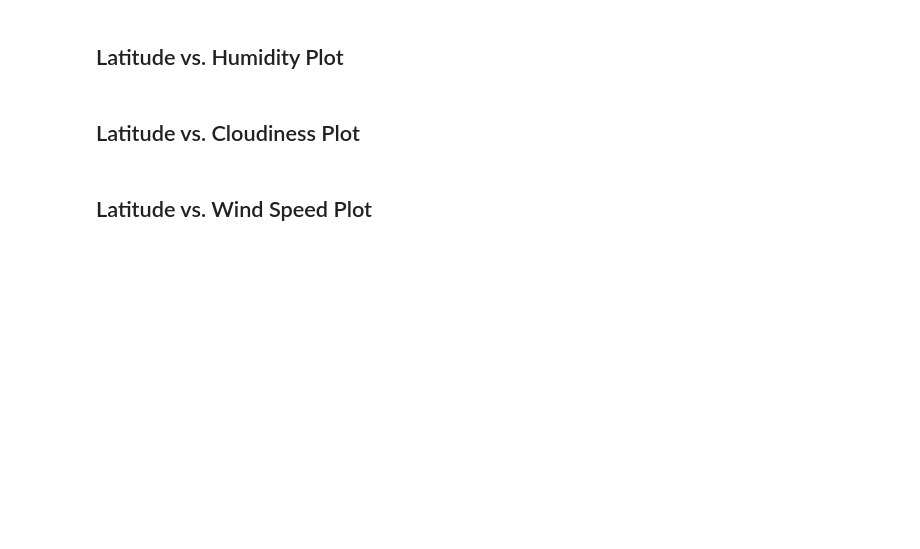
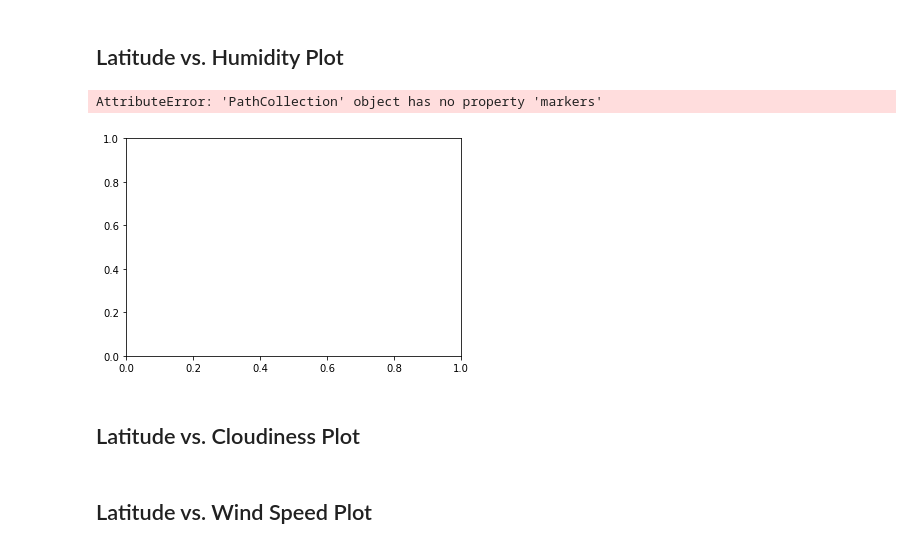
Before and after one commit to mgeorgic/Python-API-Weather, a Jupyter notebook: Code/WeatherPy.ipynb, the cells around one changed output. Drawn from its saved outputs; the diff is of its cells as text; code cells hidden in the pictures; blank space fills up the shorter version.

```diff
--- a/Code/WeatherPy.ipynb
+++ b/Code/WeatherPy.ipynb
@@ -139,5 +186,18 @@ Skip this step if there are no cities that have humidity > 100%.
 # %% [markdown]
 ## Latitude vs. Humidity Plot
+# %%
+plt.scatter(city_weather_df["Lat"], city_weather_df["Humidity"], alpha=.5, edgecolors="black", markers= "o")
+plt.title(f"City Latitude vs. Humidity")
+plt.xlabel("Latitude ($^\circ$)")
+plt.ylabel("Humidity (%)")
+plt.grid(True)
+plt.tight_layout()
+
+plt.savefig("../Images/LatvsHumidity.png")
+plt.show()
+# %% [output]
+AttributeError: 'PathCollection' object has no property 'markers'
+[figure, added]
 # %% [markdown]
 ## Latitude vs. Cloudiness Plot
 # %% [markdown]
```
Also changed, not shown: parts of 9 cells of this notebook, 3 other files.
